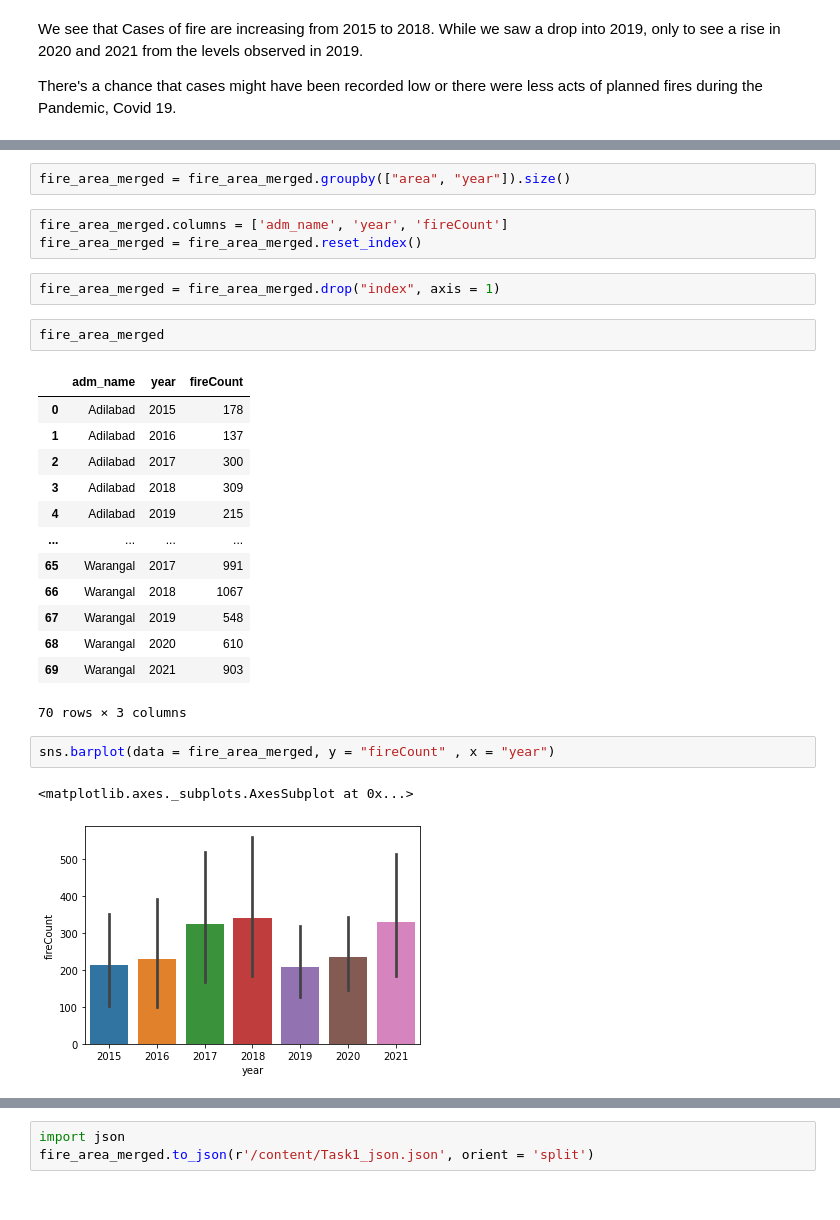
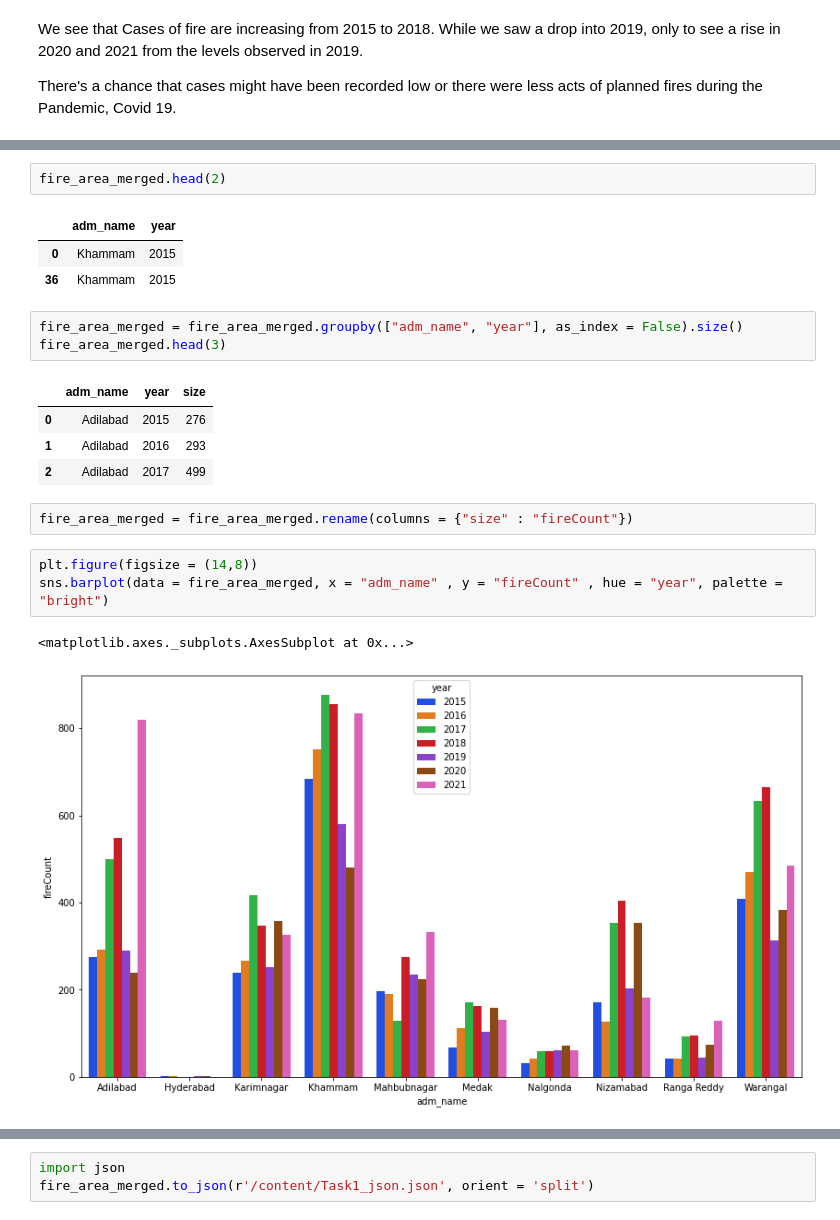
Before and after one commit to undpindia/dicra, a Jupyter notebook: Geospatial Data Science Internship/ShubhamSingh/Task1/TASK1.ipynb, the cells around one changed output, grey strips where cells are left out. Cells and saved outputs as stored; diff of their text form.

```diff
--- a/Geospatial Data Science Internship/ShubhamSingh/Task1/TASK1.ipynb
+++ b/Geospatial Data Science Internship/ShubhamSingh/Task1/TASK1.ipynb
@@ -146,28 +130,22 @@ sns.histplot(data = fire_area_merged, x = "area" , hue = "year")
+# %%
+fire_area_merged.head(2)
+# %% [output]
+|  | adm_name | year |
+| 0 | Khammam | 2015 |
+| 36 | Khammam | 2015 |
 # %%
-fire_area_merged = fire_area_merged.groupby(["area", "year"]).size()
+fire_area_merged = fire_area_merged.groupby(["adm_name", "year"], as_index = False).size()
+fire_area_merged.head(3)
+# %% [output]
+|  | adm_name | year | size |
+| 0 | Adilabad | 2015 | 276 |
+| 1 | Adilabad | 2016 | 293 |
+| 2 | Adilabad | 2017 | 499 |
-# %%
-fire_area_merged.columns = ['adm_name', 'year', 'fireCount']
-fire_area_merged = fire_area_merged.reset_index()
-# %%
-fire_area_merged = fire_area_merged.drop("index", axis = 1)
-# %%
-fire_area_merged
-# %% [output]
-|  | adm_name | year | fireCount |
-| 0 | Adilabad | 2015 | 178 |
-| 1 | Adilabad | 2016 | 137 |
-| 2 | Adilabad | 2017 | 300 |
-| 3 | Adilabad | 2018 | 309 |
-| 4 | Adilabad | 2019 | 215 |
-| ... | ... | ... | ... |
-| 65 | Warangal | 2017 | 991 |
-| 66 | Warangal | 2018 | 1067 |
-| 67 | Warangal | 2019 | 548 |
-| 68 | Warangal | 2020 | 610 |
-| 69 | Warangal | 2021 | 903 |
-70 rows × 3 columns
+# %%
+fire_area_merged = fire_area_merged.rename(columns = {"size" : "fireCount"})
 # %%
-sns.barplot(data = fire_area_merged, y = "fireCount" , x = "year")
+plt.figure(figsize = (14,8))
+sns.barplot(data = fire_area_merged, x = "adm_name" , y = "fireCount" , hue = "year", palette = "bright")
 # %% [output]
 <matplotlib.axes._subplots.AxesSubplot at 0x...>
-[figure, old version]
+[figure, new version]
```
Also changed, not shown: parts of 28 cells of this notebook, 3 other files.
